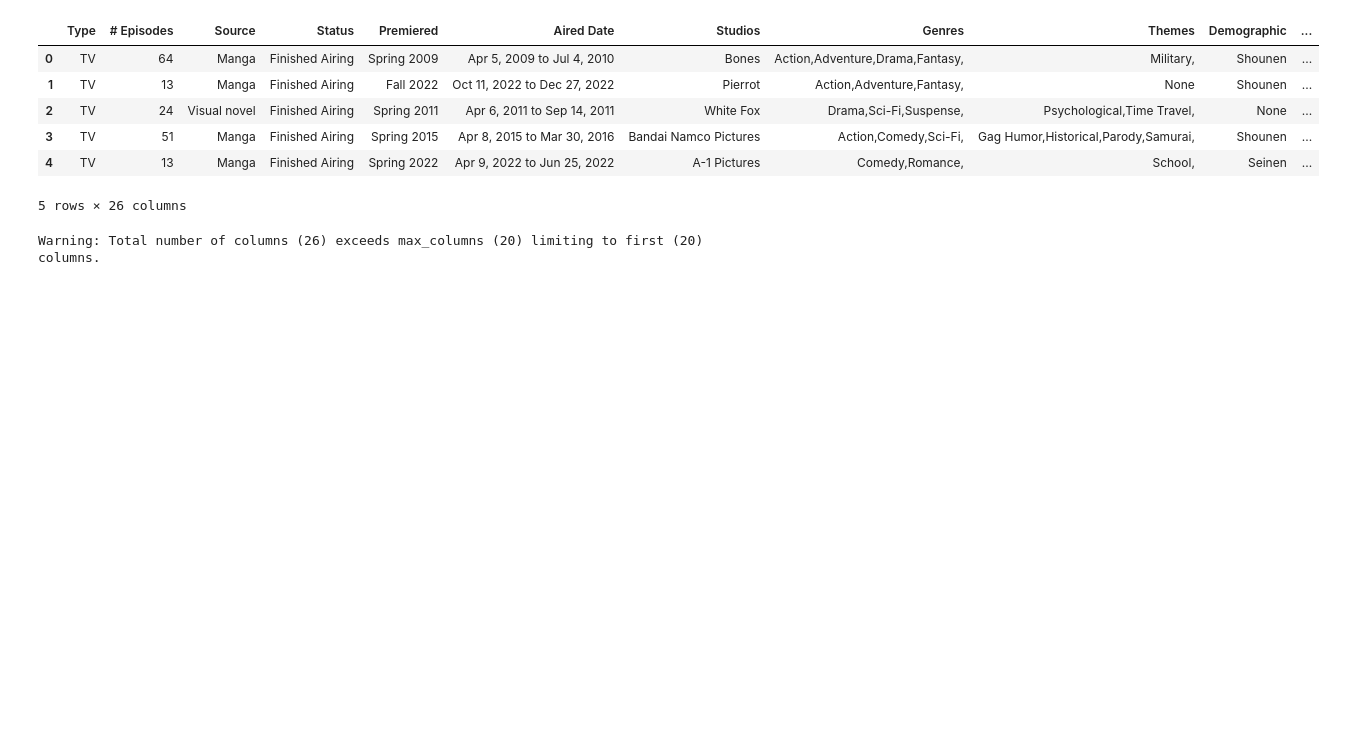
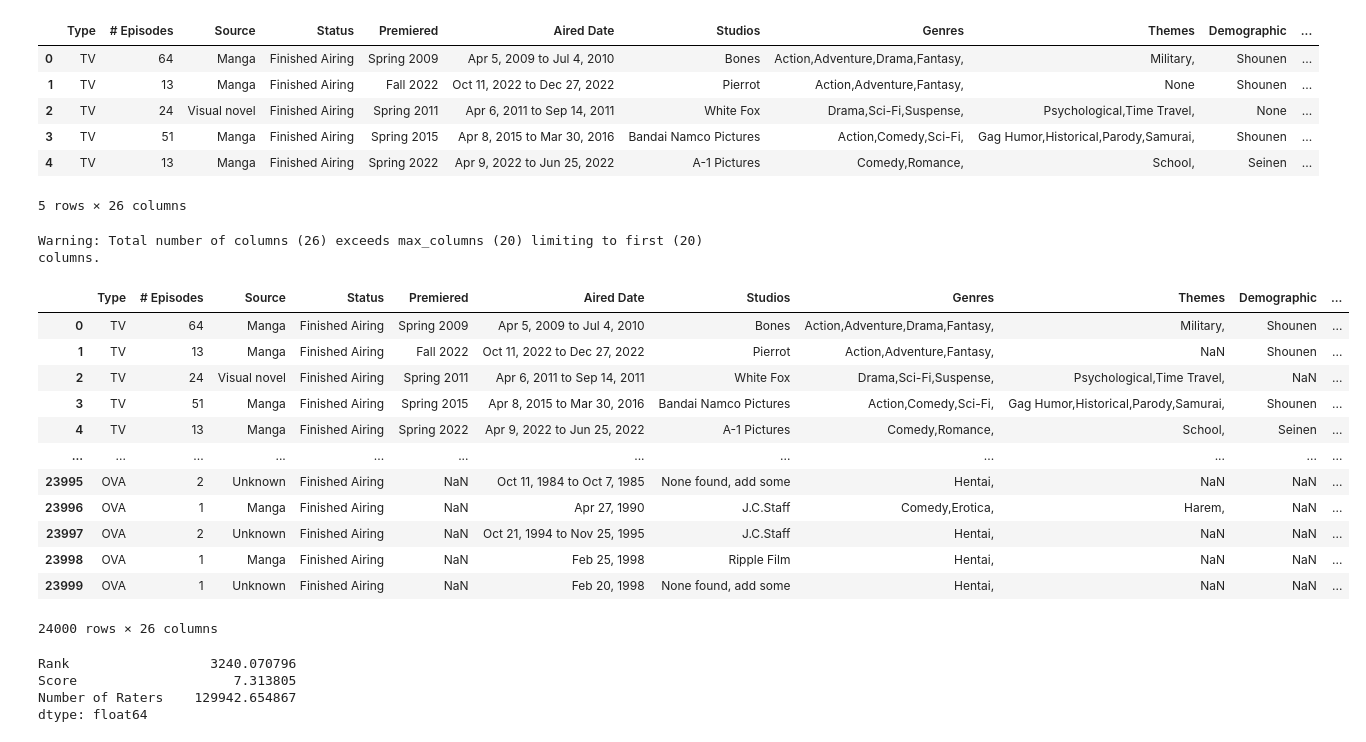
Before and after one commit to jeraldkim/DataScienceProjects, a Jupyter notebook: Scraping_Anime_from_myanimelist.ipynb, the cells around one changed output. Saved outputs shown, nothing was run; the diff lists cells and outputs as text; code cells hidden in the pictures; blank space fills up the shorter version.

```diff
--- a/Scraping_Anime_from_myanimelist.ipynb
+++ b/Scraping_Anime_from_myanimelist.ipynb
@@ -372,4 +367,20 @@ while n <= 24000:
   n += 1000
 
 anime_stats_df_combined = pd.concat(anime_stats_df_list, axis=0, ignore_index=True)
+# %%
+anime_stats_df_combined
+# %% [output]
+|  | Type | # Episodes | Source | Status | Premiered | Aired Date | Studios | Genres | Themes | Demographic | ... |
+| 0 | TV | 64 | Manga | Finished Airing | Spring 2009 | Apr 5, 2009 to Jul 4, 2010 | Bones | Action,Adventure,Drama,Fantasy, | Military, | Shounen | ... |
+| 1 | TV | 13 | Manga | Finished Airing | Fall 2022 | Oct 11, 2022 to Dec 27, 2022 | Pierrot | Action,Adventure,Fantasy, | NaN | Shounen | ... |
+| 2 | TV | 24 | Visual novel | Finished Airing | Spring 2011 | Apr 6, 2011 to Sep 14, 2011 | White Fox | Drama,Sci-Fi,Suspense, | Psychological,Time Travel, | NaN | ... |
+| 3 | TV | 51 | Manga | Finished Airing | Spring 2015 | Apr 8, 2015 to Mar 30, 2016 | Bandai Namco Pictures | Action,Comedy,Sci-Fi, | Gag Humor,Historical,Parody,Samurai, | Shounen | ... |
+| 4 | TV | 13 | Manga | Finished Airing | Spring 2022 | Apr 9, 2022 to Jun 25, 2022 | A-1 Pictures | Comedy,Romance, | School, | Seinen | ... |
+| ... | ... | ... | ... | ... | ... | ... | ... | ... | ... | ... | ... |
+| 23995 | OVA | 2 | Unknown | Finished Airing | NaN | Oct 11, 1984 to Oct 7, 1985 | None found, add some | Hentai, | NaN | NaN | ... |
+| 23996 | OVA | 1 | Manga | Finished Airing | NaN | Apr 27, 1990 | J.C.Staff | Comedy,Erotica, | Harem, | NaN | ... |
+| 23997 | OVA | 2 | Unknown | Finished Airing | NaN | Oct 21, 1994 to Nov 25, 1995 | J.C.Staff | Hentai, | NaN | NaN | ... |
+| 23998 | OVA | 1 | Manga | Finished Airing | NaN | Feb 25, 1998 | Ripple Film | Hentai, | NaN | NaN | ... |
+| 23999 | OVA | 1 | Unknown | Finished Airing | NaN | Feb 20, 1998 | None found, add some | Hentai, | NaN | NaN | ... |
+24000 rows × 26 columns
 # %%
@@ -376,0 +388,7 @@ anime_df.join(anime_stats_df_combined)
+# %%
+final_anime_df[final_anime_df["Studios"] == 'Kyoto Animation'].mean()
+# %% [output]
+Rank                  3240.070796
+Score                    7.313805
+Number of Raters    129942.654867
+dtype: float64
```
Also changed, not shown: parts of 15 cells of this notebook.
